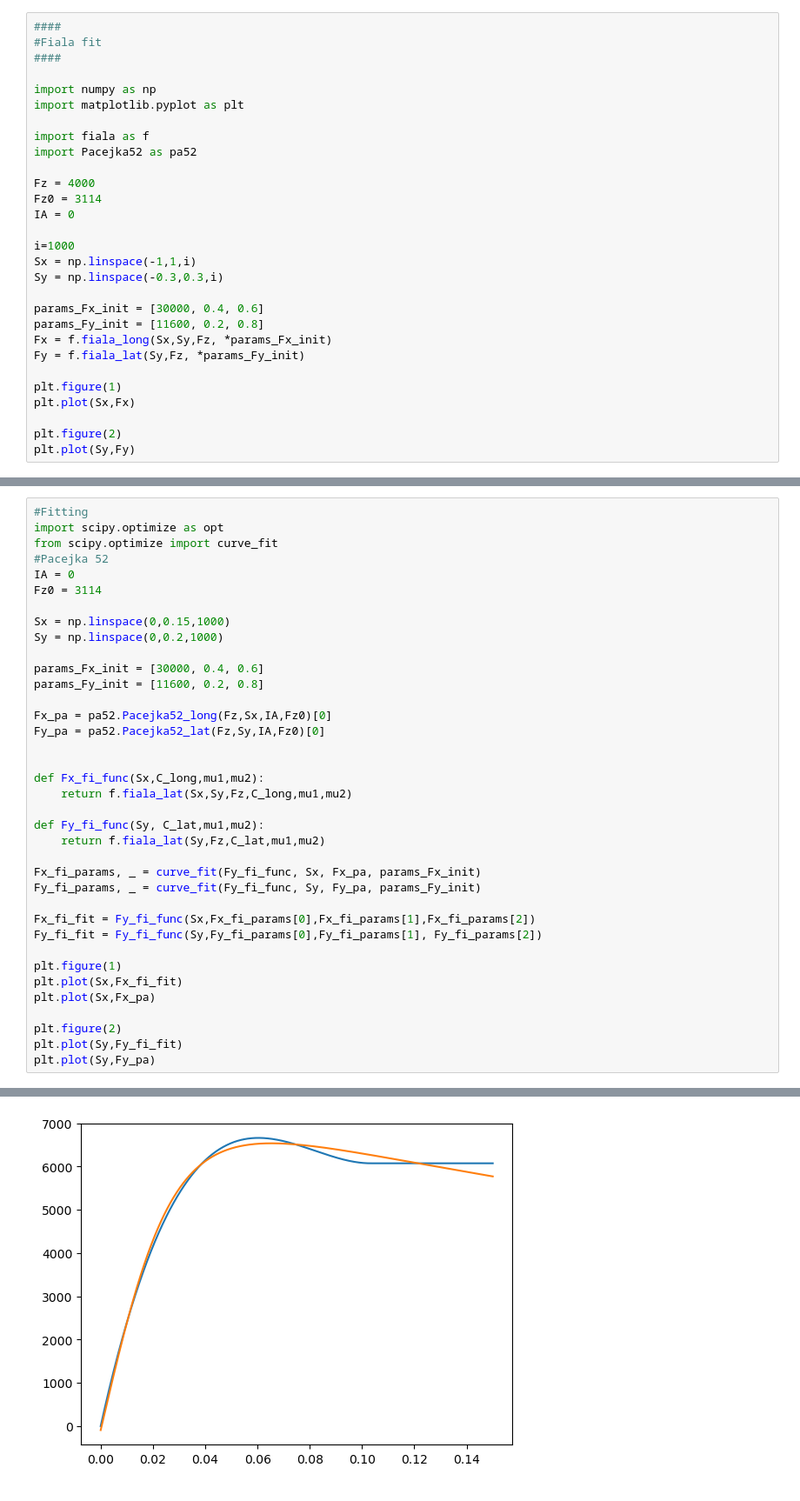
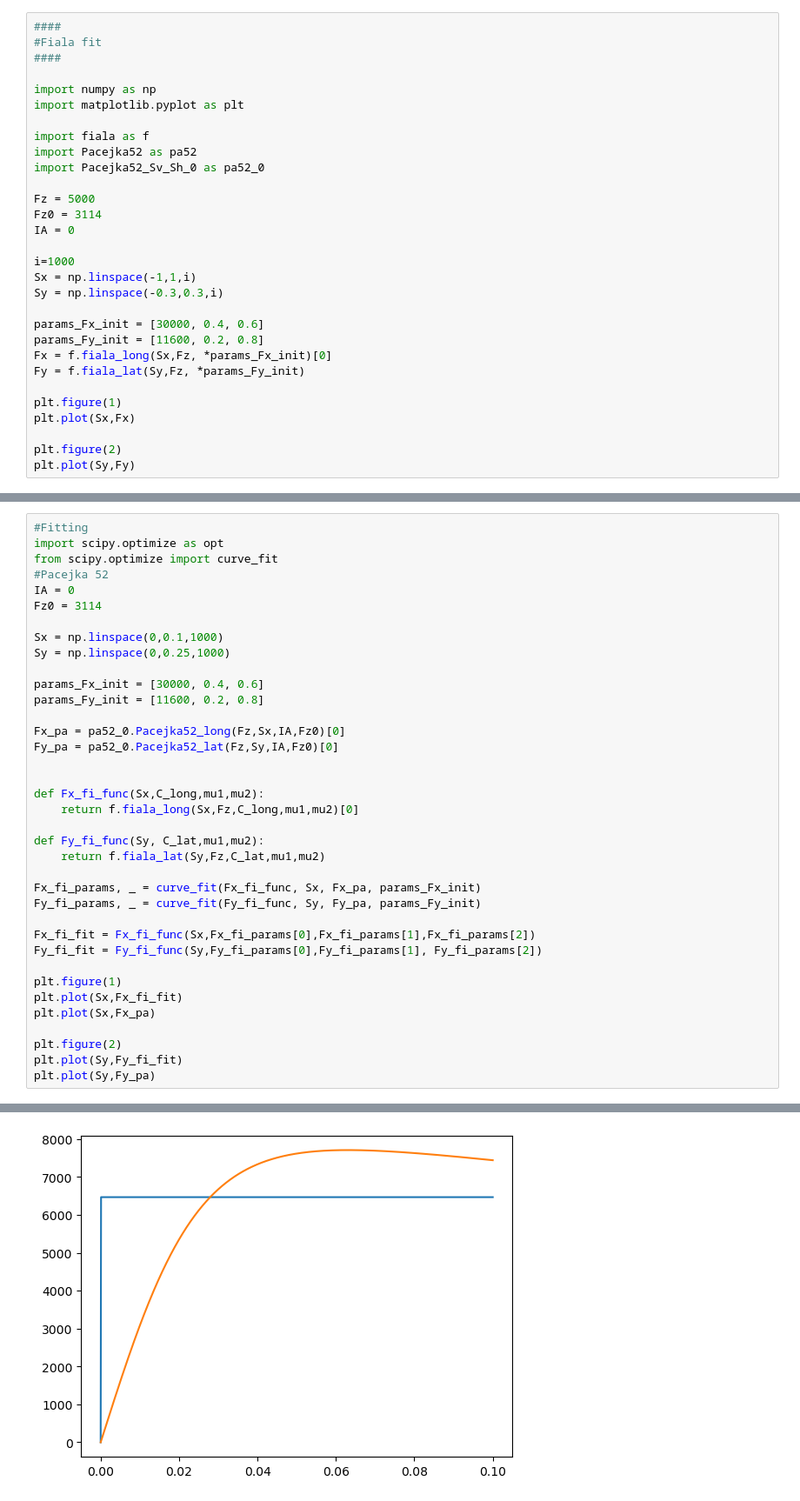
Before and after one commit to BenediktRuhland/SA-Tire-model, a Jupyter notebook: model/fiala_fit.ipynb, the cells around one changed output, grey strips where cells are left out. Shown: that part at 87% size. Cells and saved outputs as stored; diff of their text form.

```diff
--- a/model/fiala_fit.ipynb
+++ b/model/fiala_fit.ipynb
@@ -8,8 +8,9 @@ import matplotlib.pyplot as plt
 
 import fiala as f
 import Pacejka52 as pa52
+import Pacejka52_Sv_Sh_0 as pa52_0
 
-Fz = 4000
+Fz = 5000
 Fz0 = 3114
 IA = 0
 
@@ -19,7 +20,7 @@ Sy = np.linspace(-0.3,0.3,i)
 
 params_Fx_init = [30000, 0.4, 0.6]
 params_Fy_init = [11600, 0.2, 0.8]
-Fx = f.fiala_long(Sx,Sy,Fz, *params_Fx_init)
+Fx = f.fiala_long(Sx,Fz, *params_Fx_init)[0]
 Fy = f.fiala_lat(Sy,Fz, *params_Fy_init)
 
 plt.figure(1)
@@ -36,38 +37,38 @@ plt.plot(Sy,Fy)
 import scipy.optimize as opt
 from scipy.optimize import curve_fit
 #Pacejka 52
 IA = 0
 Fz0 = 3114
 
-Sx = np.linspace(0,0.15,1000)
-Sy = np.linspace(0,0.2,1000)
+Sx = np.linspace(0,0.1,1000)
+Sy = np.linspace(0,0.25,1000)
 
 params_Fx_init = [30000, 0.4, 0.6]
 params_Fy_init = [11600, 0.2, 0.8]
 
-Fx_pa = pa52.Pacejka52_long(Fz,Sx,IA,Fz0)[0]
-Fy_pa = pa52.Pacejka52_lat(Fz,Sy,IA,Fz0)[0]
+Fx_pa = pa52_0.Pacejka52_long(Fz,Sx,IA,Fz0)[0]
+Fy_pa = pa52_0.Pacejka52_lat(Fz,Sy,IA,Fz0)[0]
 
 
 def Fx_fi_func(Sx,C_long,mu1,mu2):
-    return f.fiala_lat(Sx,Sy,Fz,C_long,mu1,mu2)
+    return f.fiala_long(Sx,Fz,C_long,mu1,mu2)[0]
 
 def Fy_fi_func(Sy, C_lat,mu1,mu2):
     return f.fiala_lat(Sy,Fz,C_lat,mu1,mu2)
 
-Fx_fi_params, _ = curve_fit(Fy_fi_func, Sx, Fx_pa, params_Fx_init)
+Fx_fi_params, _ = curve_fit(Fx_fi_func, Sx, Fx_pa, params_Fx_init)
 Fy_fi_params, _ = curve_fit(Fy_fi_func, Sy, Fy_pa, params_Fy_init)
 
-Fx_fi_fit = Fy_fi_func(Sx,Fx_fi_params[0],Fx_fi_params[1],Fx_fi_params[2])
+Fx_fi_fit = Fx_fi_func(Sx,Fx_fi_params[0],Fx_fi_params[1],Fx_fi_params[2])
 Fy_fi_fit = Fy_fi_func(Sy,Fy_fi_params[0],Fy_fi_params[1], Fy_fi_params[2])
 
 plt.figure(1)
 plt.plot(Sx,Fx_fi_fit)
 plt.plot(Sx,Fx_pa)
 
 plt.figure(2)
 plt.plot(Sy,Fy_fi_fit)
 plt.plot(Sy,Fy_pa)
 # %% [output]
 [<matplotlib.lines.Line2D at 0x...>]
-[figure, old version]
+[figure, new version]
```
Also changed, not shown: parts of 5 cells of this notebook, 2 other files.
